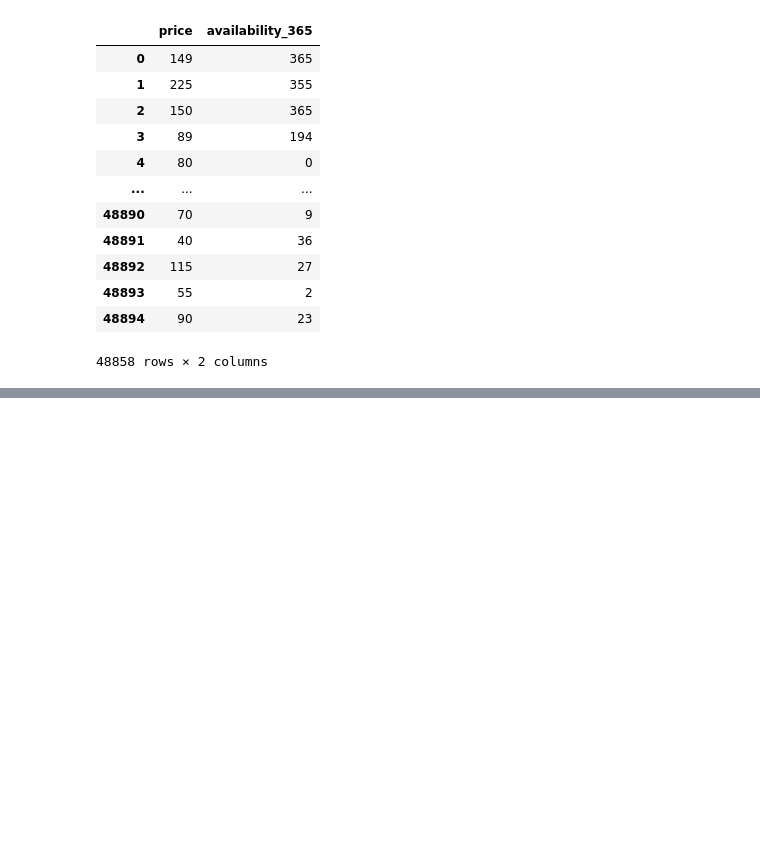
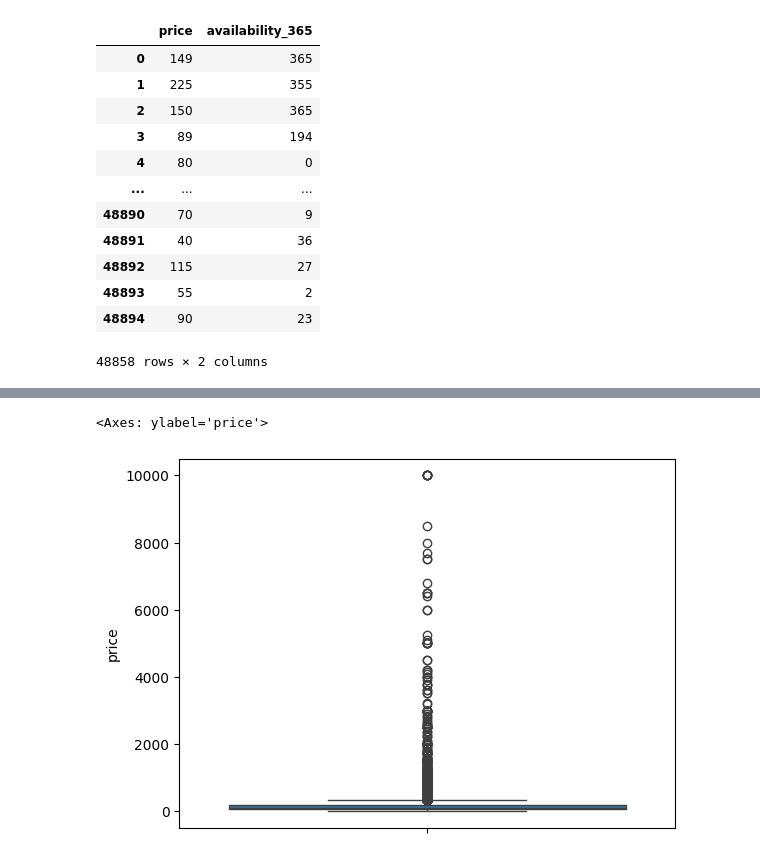
Before and after one commit to thickiana/OIBSIP_domain_taskno2, a Jupyter notebook: AIRBNB_TO_2019.ipynb, the cells around one changed output, grey strips where cells are left out. Cells and saved outputs as stored; diff of their text form; code cells hidden in the pictures; blank space fills up the shorter version.

```diff
--- a/AIRBNB_TO_2019.ipynb
+++ b/AIRBNB_TO_2019.ipynb
@@ -254,0 +258,5 @@ df[df['price'] == 0].sort_values(by='availability_365', ascending=False)
+# %%
+sns.boxplot(df['price'])
+# %% [output]
+<Axes: ylabel='price'>
+[figure, added]
```
Also changed, not shown: parts of 5 cells of this notebook.
